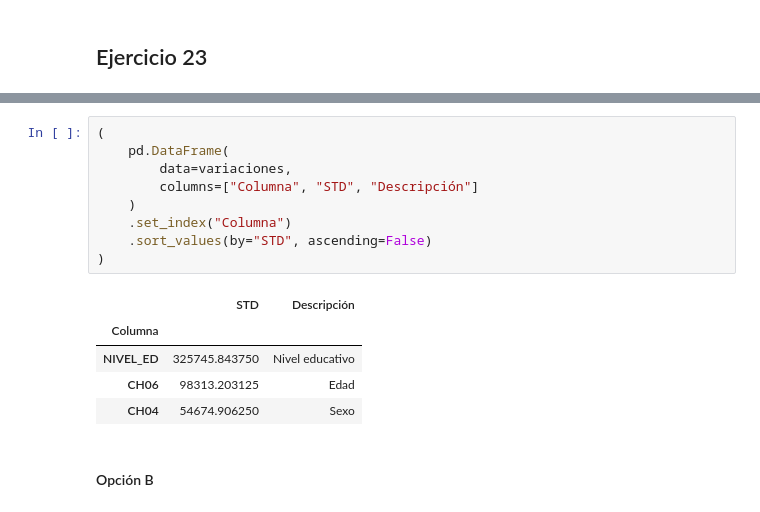
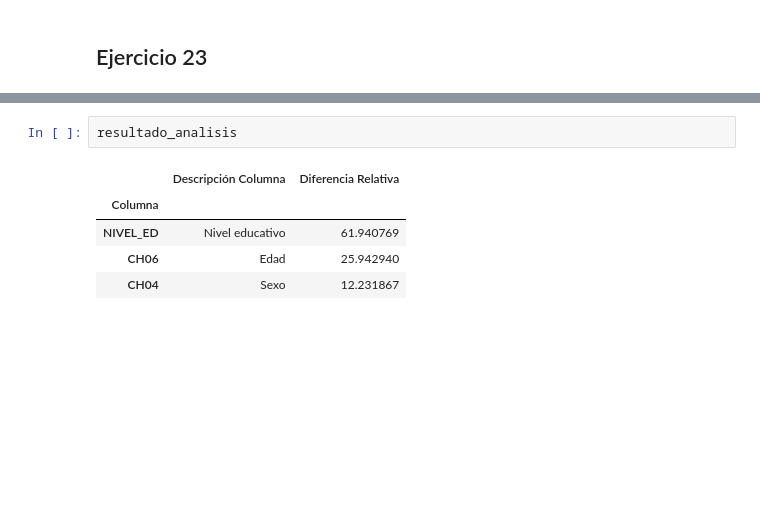
Before and after one commit to leonelifernandez12/labo_datos, a Jupyter notebook: tp_2.ipynb, the cells around one changed output, grey strips where cells are left out. Saved outputs shown, nothing was run; the diff lists cells and outputs as text; blank space fills up the shorter version.

```diff
--- a/tp_2.ipynb
+++ b/tp_2.ipynb
@@ -1112,17 +1149,8 @@ así que el desvio estandar entre los valores es 98313.203
 # %%
-(
-    pd.DataFrame(
-        data=variaciones,
-        columns=["Columna", "STD", "Descripción"]
-    )
-    .set_index("Columna")
-    .sort_values(by="STD", ascending=False)
-)
+resultado_analisis
 # %% [output]
-|  | STD | Descripción |
+|  | Descripción Columna | Diferencia Relativa |
 | Columna |  |  |
-| NIVEL_ED | 325745.843750 | Nivel educativo |
-| CH06 | 98313.203125 | Edad |
-| CH04 | 54674.906250 | Sexo |
+| NIVEL_ED | Nivel educativo | 61.940769 |
+| CH06 | Edad | 25.942940 |
+| CH04 | Sexo | 12.231867 |
-# %% [markdown]
-#### Opción B
```
Also changed, not shown: parts of 23 cells of this notebook.
